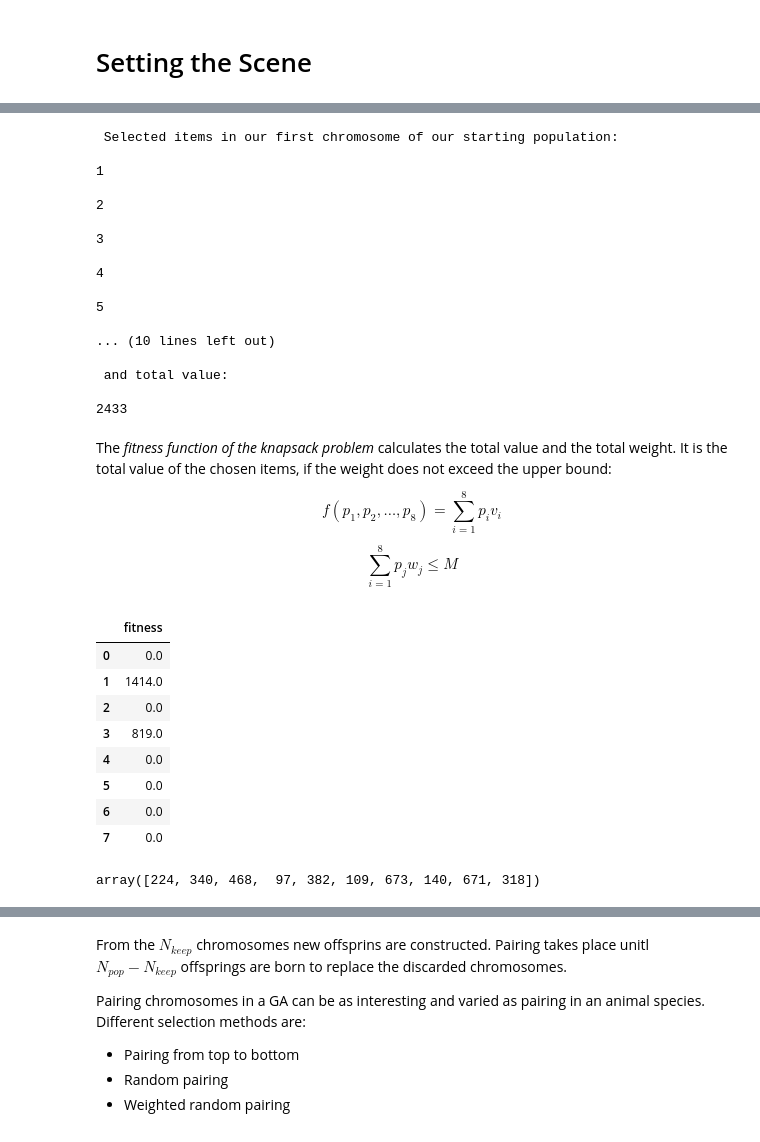
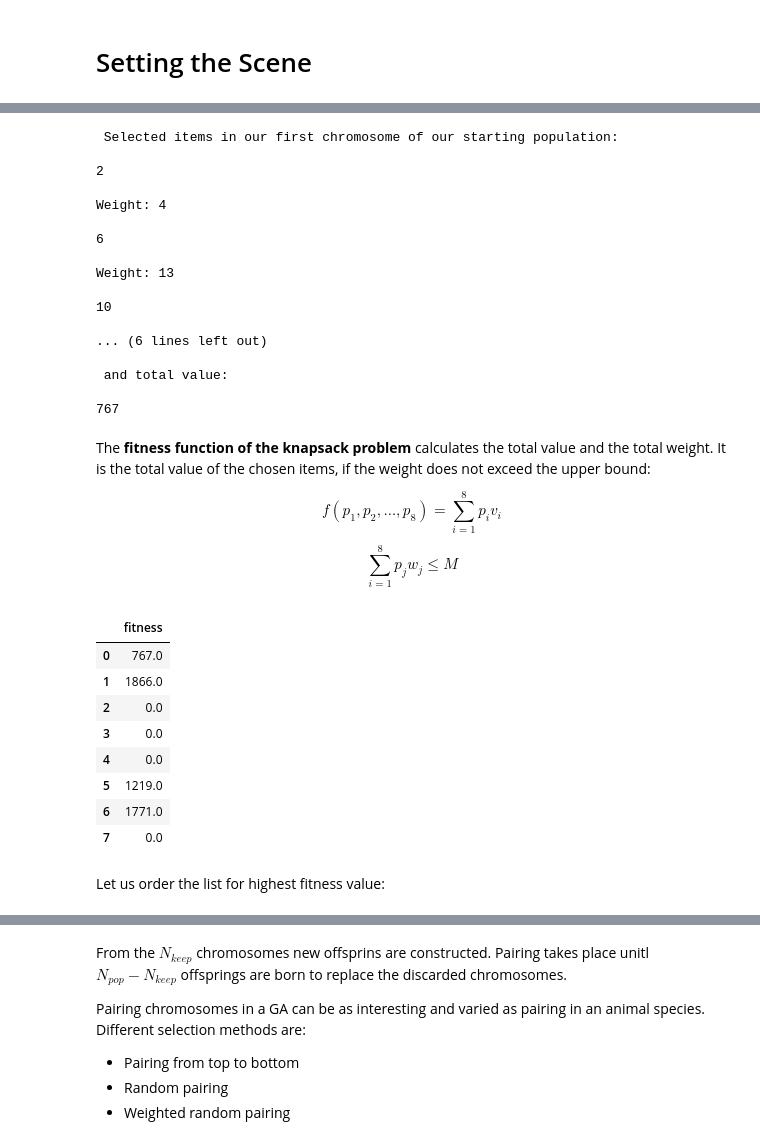
Before and after one commit to iubh/DLMDSML01, a Jupyter notebook: Q_A_Sessions/06_genetic_algorithms/Q_A_genetic_algorithms_applications.ipynb, the cells around one changed output, grey strips where cells are left out. Saved outputs shown, nothing was run; the diff lists cells and outputs as text; code cells hidden in the pictures.

```diff
--- a/Q_A_Sessions/06_genetic_algorithms/Q_A_genetic_algorithms_applications.ipynb
+++ b/Q_A_Sessions/06_genetic_algorithms/Q_A_genetic_algorithms_applications.ipynb
@@ -97,6 +123,7 @@ value_vec  = [];
 for i in range(len(initial_population[0])):
     if initial_population[0][i] != 0:
         print('{}\n'.format(item_number[i]))
+        print('Weight: {} \n'.format(weight[i]))
         weight_vec.append(weight[i])
         value_vec.append(value[i])
 print('\n with total weight: \n')
@@ -105,24 +132,24 @@ print('\n and total value: \n')
 print(np.array(value_vec).sum())
 # %% [output]
  Selected items in our first chromosome of our starting population:
-
-1
 
 2
 
-3
+Weight: 4
 
-4
+6
 
-5
+Weight: 13
 
-... (10 lines left out)
+10
+
+... (6 lines left out)
 
  and total value:
 
-2433
+767
 # %% [markdown]
-The *fitness function of the knapsack problem* calculates the total value and the total weight. It is the total value of the chosen items, if the weight does not exceed the upper bound:
+The **fitness function of the knapsack problem** calculates the total value and the total weight. It is the total value of the chosen items, if the weight does not exceed the upper bound:
 
 $$ f(p_1, p_2, \ldots, p_8) = \sum_{i=1}^{8} p_i v_i $$
 
@@ -144,22 +170,19 @@ def cal_fitness(weight, value, population, threshold):
     return(pd.DataFrame({'fitness': fitness}))
 # %%
 fitness_df = cal_fitness(weight, value, initial_population, knapsack_threshold)
-fitness_df
-#print('Our first individual has a fitness of : ', fitness[0])
+display(fitness_df)
 # %% [output]
 |  | fitness |
-| 0 | 0.0 |
-| 1 | 1414.0 |
+| 0 | 767.0 |
+| 1 | 1866.0 |
 | 2 | 0.0 |
-| 3 | 819.0 |
+| 3 | 0.0 |
 | 4 | 0.0 |
-| 5 | 0.0 |
-| 6 | 0.0 |
+| 5 | 1219.0 |
+| 6 | 1771.0 |
 | 7 | 0.0 |
-# %%
-value
-# %% [output]
-array([224, 340, 468,  97, 382, 109, 673, 140, 671, 318])
+# %% [markdown]
+Let us order the list for highest fitness value:
 # %%
 fitness_df.sort_values('fitness', ascending=False).reset_index()
 # %% [output]
```
Also changed, not shown: parts of 48 cells of this notebook, 7 other files.
